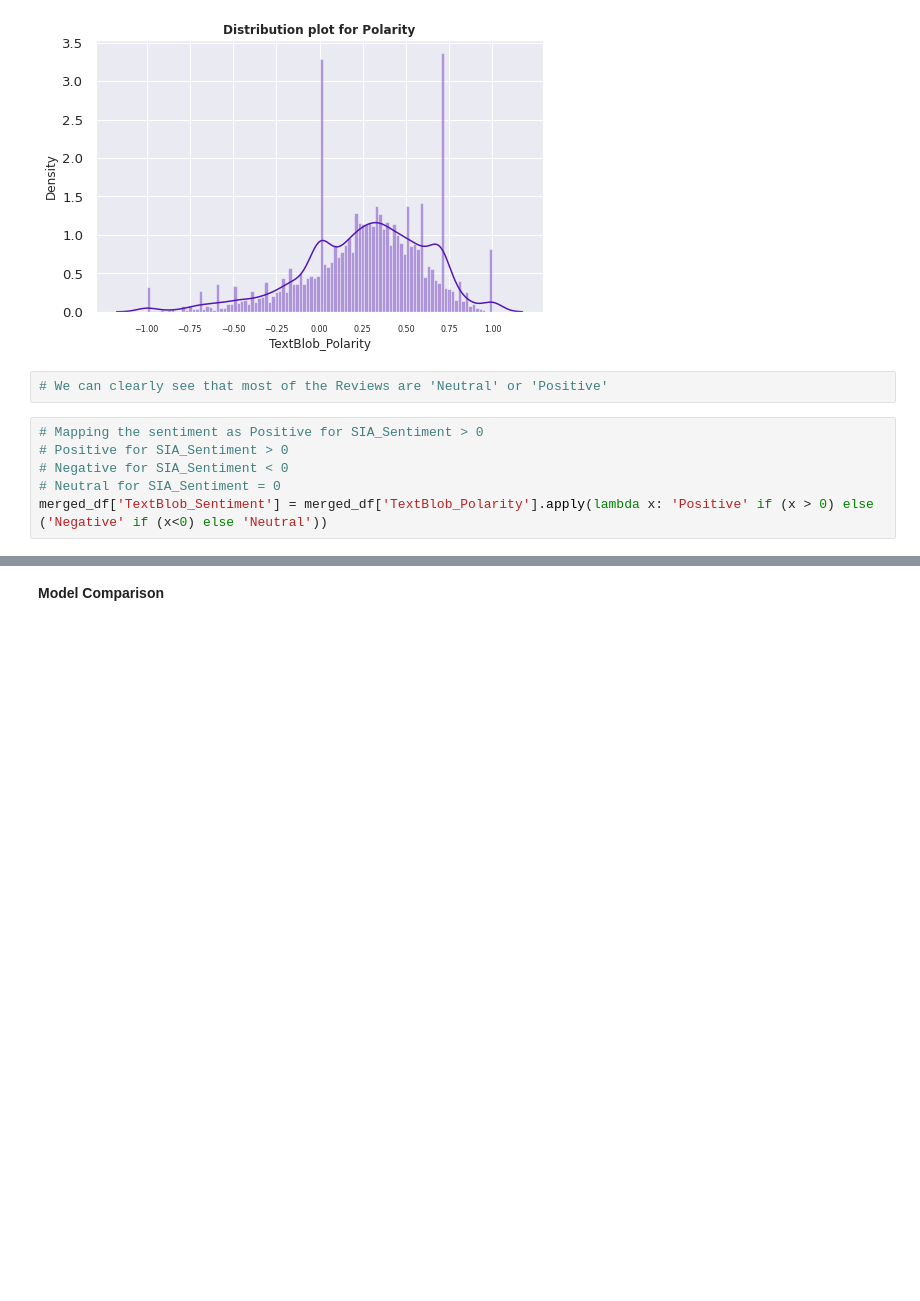
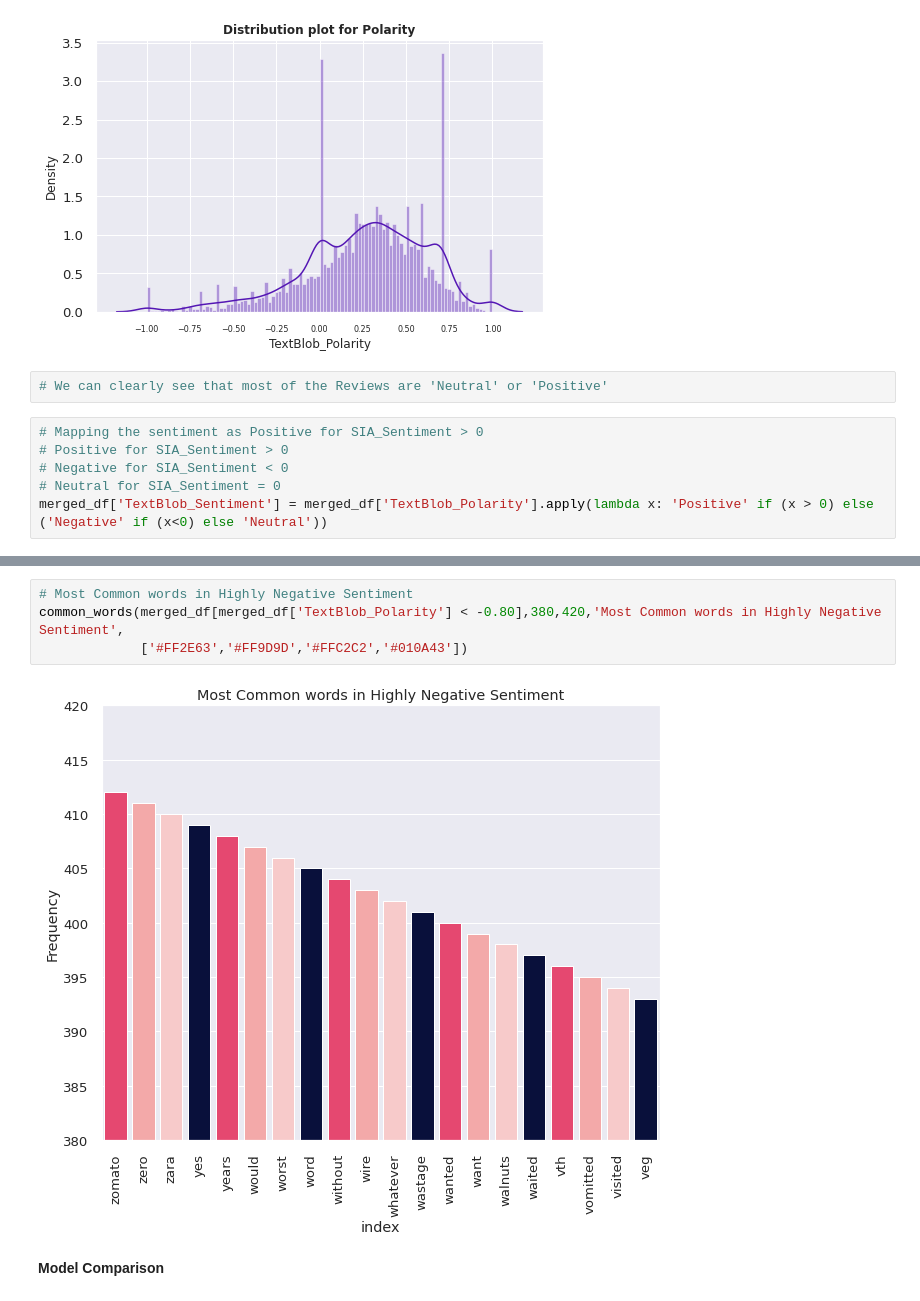
Before and after one commit to SethupathyM/Unsupervised_ML_Clustering_and_Sentiment_Analysis_Zomato_Restaurant, a Jupyter notebook: Zomato_Restaurant_Clustering_and_Sentiment_Analysis_.ipynb, the cells around one changed output, grey strips where cells are left out. Saved outputs shown, nothing was run; the diff lists cells and outputs as text; blank space fills up the shorter version.

```diff
--- a/Zomato_Restaurant_Clustering_and_Sentiment_Analysis_.ipynb
+++ b/Zomato_Restaurant_Clustering_and_Sentiment_Analysis_.ipynb
@@ -1420,2 +1432,8 @@ piechart(merged_df['TextBlob_Sentiment'],colors = ['#52489C','#679289','#EE2E31'
+# %%
+# Most Common words in Highly Negative Sentiment
+common_words(merged_df[merged_df['TextBlob_Polarity'] < -0.80],380,420,'Most Common words in Highly Negative Sentiment',
+             ['#FF2E63','#FF9D9D','#FFC2C2','#010A43'])
+# %% [output]
+[figure, added]
 # %% [markdown]
 **Model Comparison**
```
Also changed, not shown: parts of 4 cells of this notebook.
